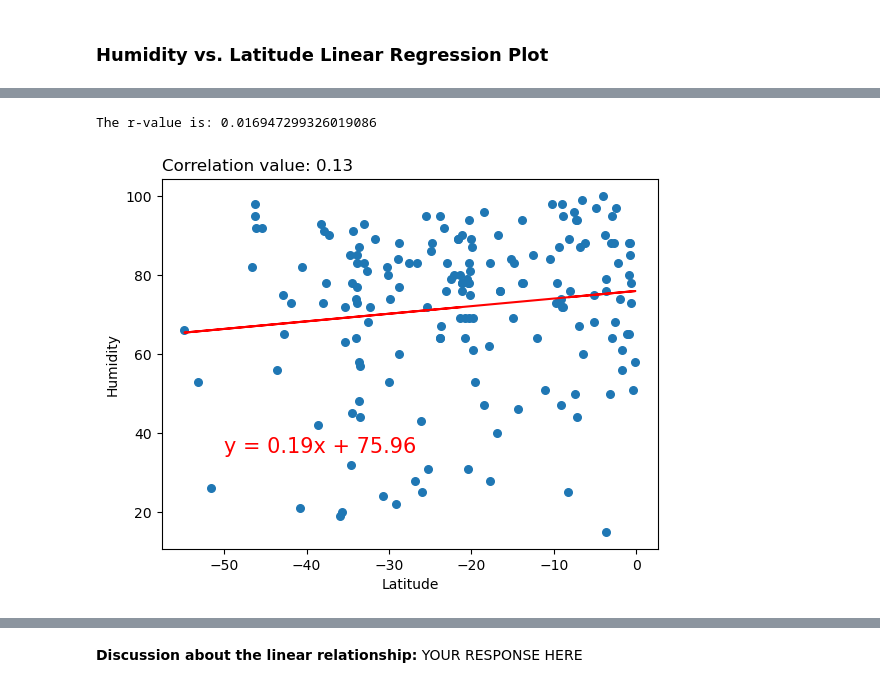
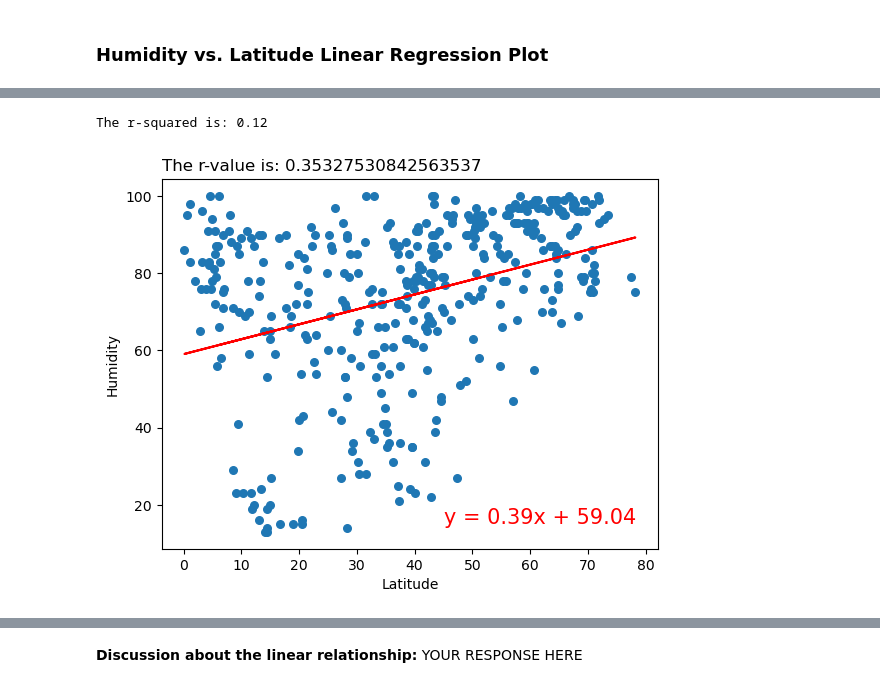
Before and after one commit to andcetera/python-api-challenge, a Jupyter notebook: Project Files/WeatherPy.ipynb, the cells around one changed output, grey strips where cells are left out. Cells and saved outputs as stored; diff of their text form; code cells hidden in the pictures.

```diff
--- a/Project Files/WeatherPy.ipynb
+++ b/Project Files/WeatherPy.ipynb
@@ -362,18 +334,6 @@ The r-value is: 0.1248034435432278
-# %%
-# Southern Hemisphere
-# Create base scatter plot
-southern_hemi_df.plot.scatter(x='Lat', y='Humidity', s=30)
-plt.xlabel('Latitude')
-
-# Run linear regression function & plot results
-y4, eq4, rval4, cval4 = get_linreg(southern_hemi_df['Lat'], southern_hemi_df['Humidity'])
-plt.plot(southern_hemi_df['Lat'], y4, color='red')
-plt.annotate(eq4, (-50, 35), fontsize=15, color='red')
-plt.title(cval4, loc='left')
-
-# Display results
-print(rval4)
-plt.show()
-# %% [output]
-The r-value is: 0.016947299326019086
-[figure, removed]
+# %%
+# Northern Hemisphere
+create_graph(northern_hemi_df, 'Humidity', 45, 15)
+# %% [output]
+The r-squared is: 0.12
+[figure, added]
```
Also changed, not shown: parts of 19 cells of this notebook.
